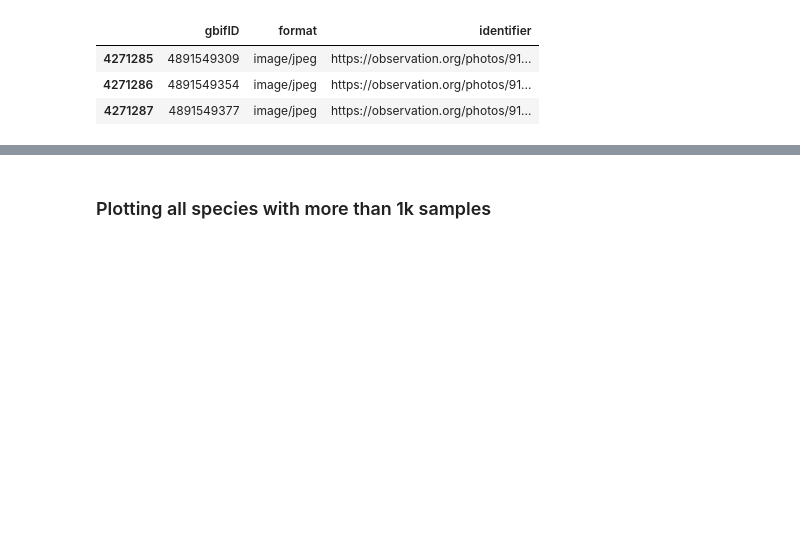
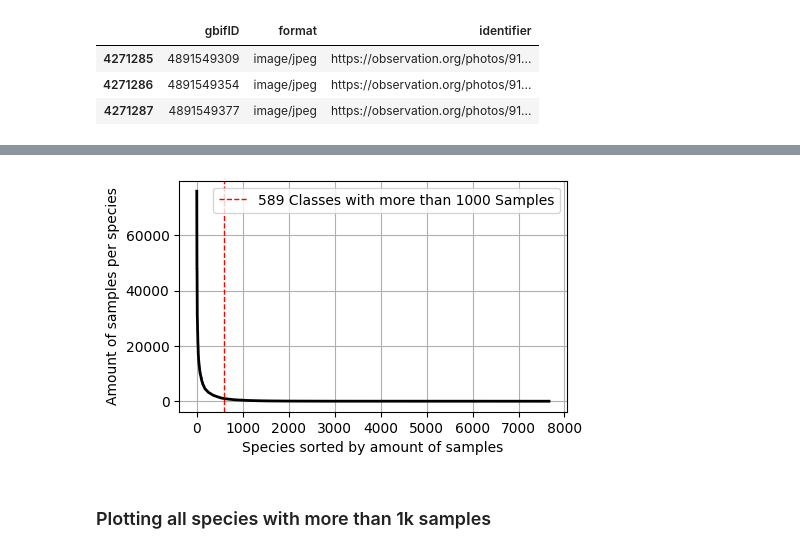
Before and after one commit to leo-grz/BachelorThesis_LepidopteraFGIC, a Jupyter notebook: notebooks/02_analysis.ipynb, the cells around one changed output, grey strips where cells are left out. Cells and saved outputs as stored; diff of their text form; code cells hidden in the pictures; blank space fills up the shorter version.

```diff
--- a/notebooks/02_analysis.ipynb
+++ b/notebooks/02_analysis.ipynb
@@ -77,3 +76,17 @@ plt.show()
+# %%
+plt.figure(figsize=(5, 3))
+plt.plot(cumulative_species, species_counts_sorted, color='black', lw=2)
+
+plt.axvline(x=589, color='r', lw=1, linestyle='--',
+            label=f'589 Classes with more than 1000 Samples')
+plt.legend()
+
+plt.xlabel('Species sorted by amount of samples')
+plt.ylabel('Amount of samples per species')
+plt.grid(True)
+plt.show()
+# %% [output]
+[figure, added]
 # %% [markdown]
 ### Plotting all species with more than 1k samples
 # %%
```
Also changed, not shown: parts of 7 cells of this notebook, 44 other files.
